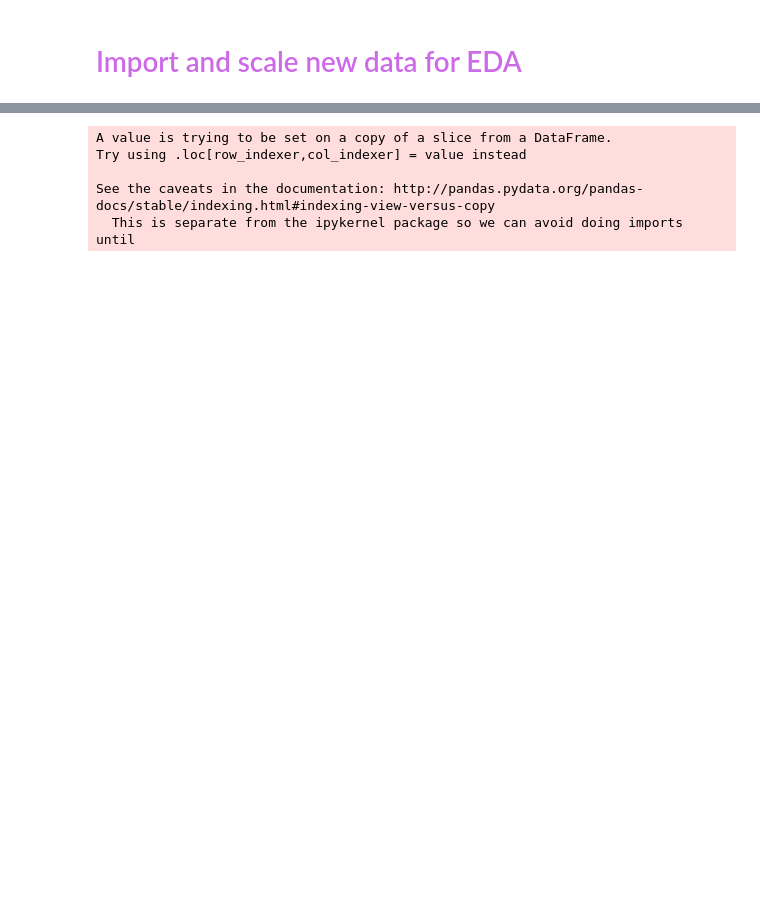
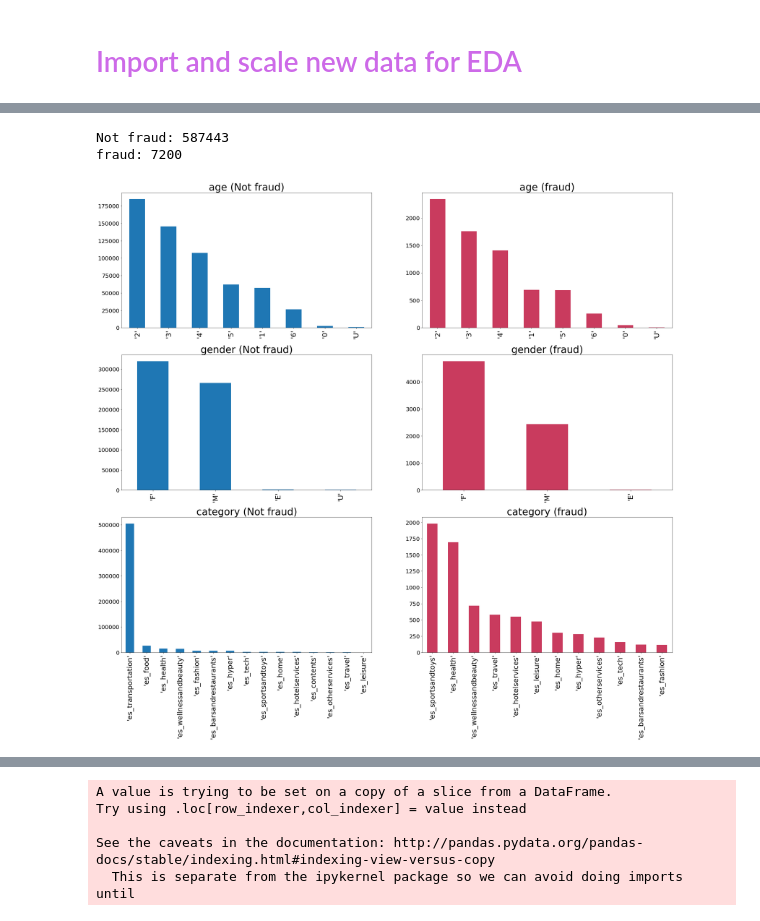
Before and after one commit to Pranitan-witt/DataMiningProject, a Jupyter notebook: AnomalyDetection_FinalProject.ipynb, the cells around one changed output, grey strips where cells are left out. Saved outputs shown, nothing was run; the diff lists cells and outputs as text; code cells hidden in the pictures; blank space fills up the shorter version.

```diff
--- a/AnomalyDetection_FinalProject.ipynb
+++ b/AnomalyDetection_FinalProject.ipynb
@@ -29,0 +107,3 @@ data_old.head(10)
+# %%
+#drop คอลลัมม์ที่ไม่ต้องการ
+data_old =data_old.drop(columns=['zipMerchant','zipcodeOri','step'])
@@ -29,0 +121,28 @@ data_old.head(10)
+# %%
+# ดูจำนวนข้อมูลที่ทุจริตกับไม่ทุจริต
+print('Not fraud:', len(data_old[data_old['fraud'] == 0]))
+print('fraud:', len(data_old[data_old['fraud'] == 1]))
+# %% [output]
+Not fraud: 587443
+fraud: 7200
+# %%
+#ดูความสัมพันธ์ของการทุจริตกับองค์ประกอบอื่นๆ
+fig, axes = plt.subplots(3,2, figsize=(35,30))
+i=0
+for c in [ 'age', 'gender', 'category']:
+    for j in range(2):
+        if(j ==0):
+            axes[i,j].set_title(f'{c} (Not fraud)', fontsize=35)
+            data_old[c][data_old['fraud'] == 0].value_counts().plot(kind='bar', ax=axes[i,j])
+        else:
+            axes[i,j].set_title(f'{c} (fraud)', fontsize=35)
+            data_old[c][data_old['fraud'] == 1].value_counts().plot(kind='bar', color="#c93b5e", ax=axes[i,j])
+
+        axes[i,j].tick_params(axis="x", labelsize=25)
+        axes[i,j].tick_params(axis="y", labelsize=20)
+
+    i += 1
+
+plt.show()
+# %% [output]
+[figure, added]
```
Also changed, not shown: parts of 28 cells of this notebook.
